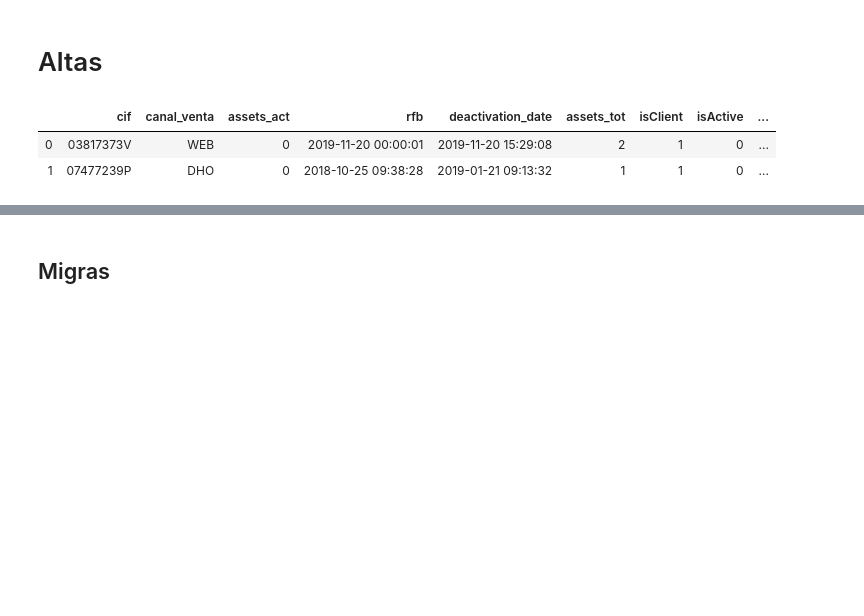
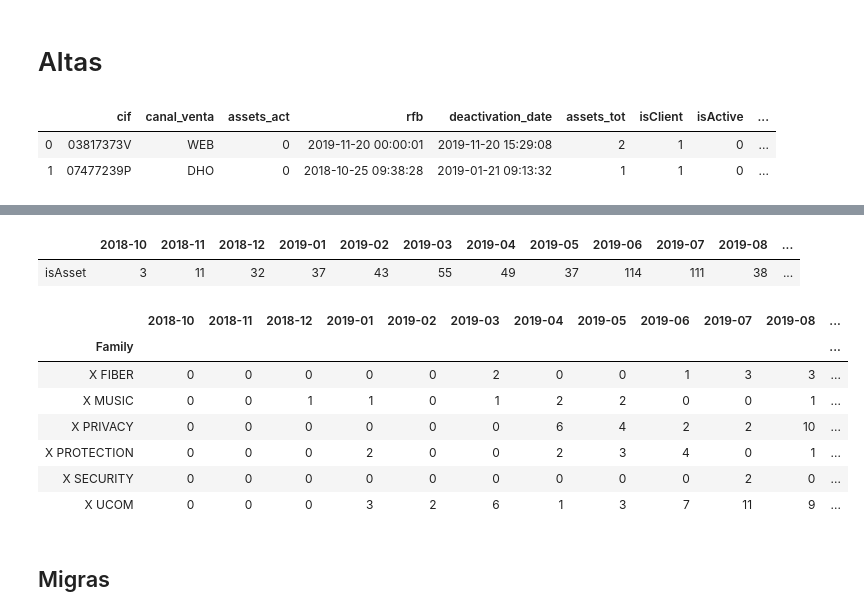
Before and after one commit to mariaadradosr/PyCartera, a Jupyter notebook: Final_PyCartera.ipynb, the cells around one changed output, grey strips where cells are left out. Cells and saved outputs as stored; diff of their text form; code cells hidden in the pictures; blank space fills up the shorter version.

Commit message:
cambios altas y bajas por asset

```diff
--- a/Final_PyCartera.ipynb
+++ b/Final_PyCartera.ipynb
@@ -159,3 +88,19 @@ display(bajas)
+# %%
+functions.ass_altas_mes(df, tipo=0)
+# %% [output]
+|  | 2018-10 | 2018-11 | 2018-12 | 2019-01 | 2019-02 | 2019-03 | 2019-04 | 2019-05 | 2019-06 | 2019-07 | 2019-08 | ... |
+| isAsset | 3 | 11 | 32 | 37 | 43 | 55 | 49 | 37 | 114 | 111 | 38 | ... |
+# %%
+functions.ass_bajas_mes(df, tipo=1)
+# %% [output]
+|  | 2018-10 | 2018-11 | 2018-12 | 2019-01 | 2019-02 | 2019-03 | 2019-04 | 2019-05 | 2019-06 | 2019-07 | 2019-08 | ... |
+| Family |  |  |  |  |  |  |  |  |  |  |  | ... |
+| X FIBER | 0 | 0 | 0 | 0 | 0 | 2 | 0 | 0 | 1 | 3 | 3 | ... |
+| X MUSIC | 0 | 0 | 1 | 1 | 0 | 1 | 2 | 2 | 0 | 0 | 1 | ... |
+| X PRIVACY | 0 | 0 | 0 | 0 | 0 | 0 | 6 | 4 | 2 | 2 | 10 | ... |
+| X PROTECTION | 0 | 0 | 0 | 2 | 0 | 0 | 2 | 3 | 4 | 0 | 1 | ... |
+| X SECURITY | 0 | 0 | 0 | 0 | 0 | 0 | 0 | 0 | 0 | 2 | 0 | ... |
+| X UCOM | 0 | 0 | 0 | 3 | 2 | 6 | 1 | 3 | 7 | 11 | 9 | ... |
 # %% [markdown]
 ## Migras
 # %%
```
Also changed, not shown: parts of 10 cells of this notebook, 3 other files.
